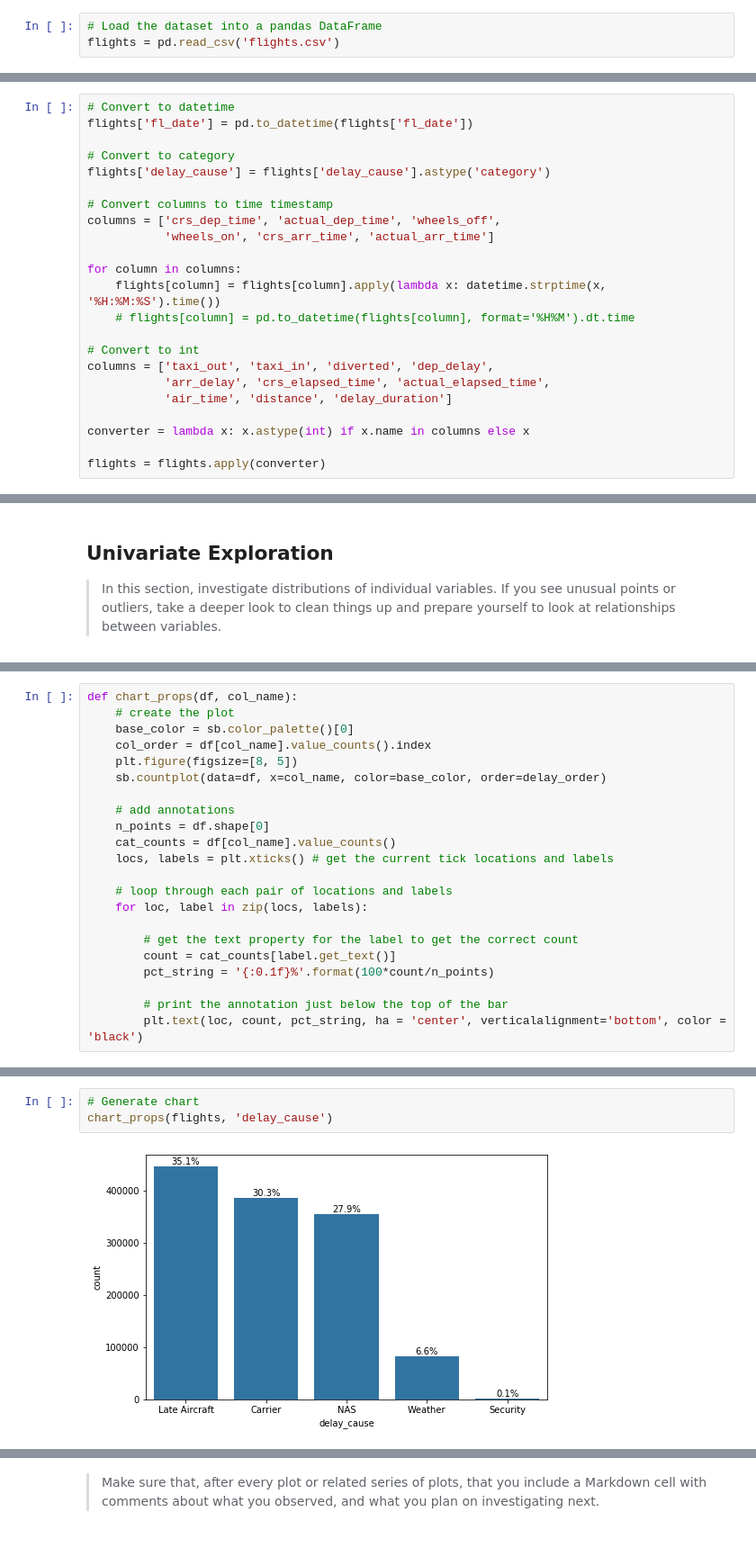
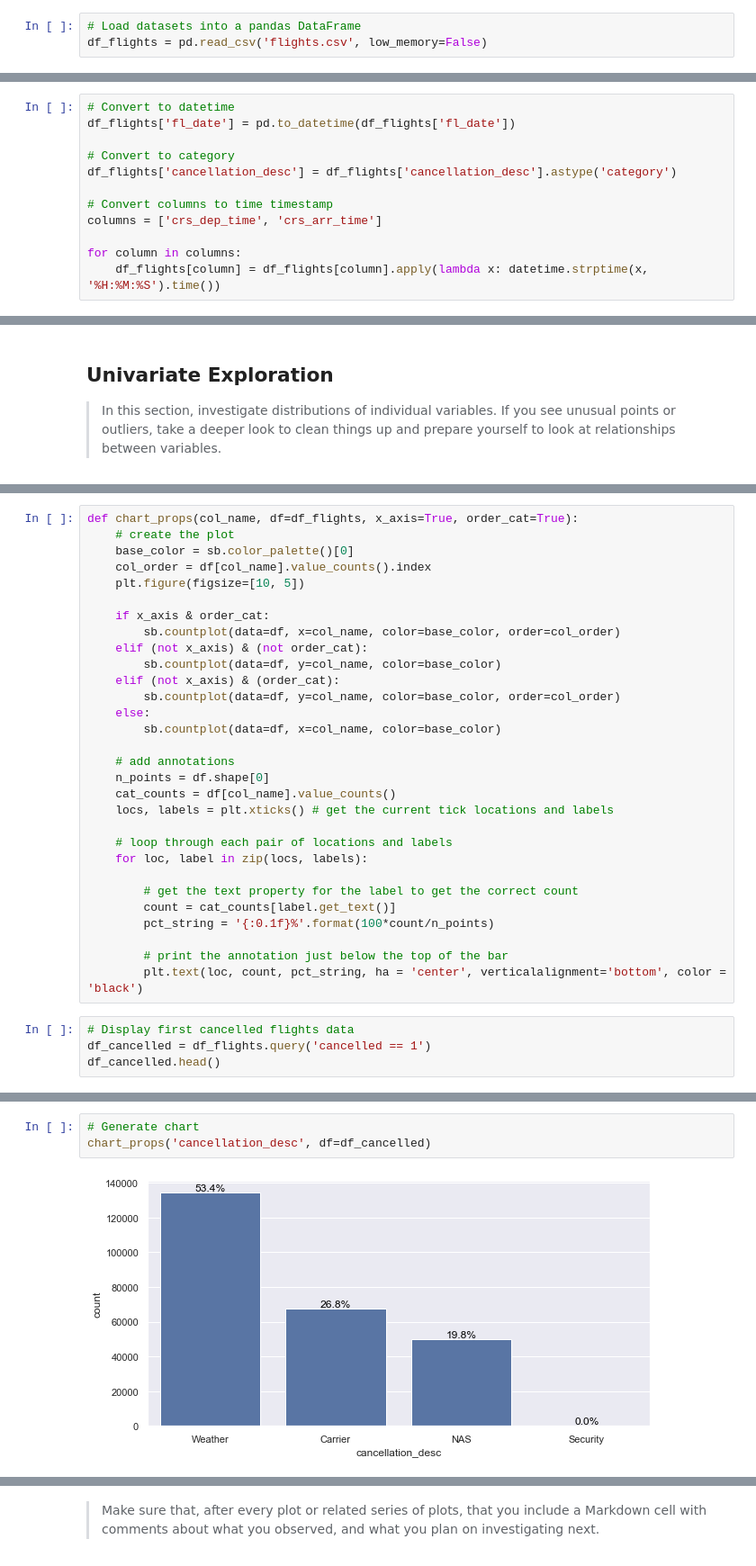
Before and after one commit to thaysmartinez/flights-data-exploration, a Jupyter notebook: exploration_template.ipynb, the cells around one changed output, grey strips where cells are left out. Shown at 90% size. Cells and saved outputs as stored; diff of their text form.

Commit message:
refactor: Add univariate visualizations

```diff
--- a/exploration_template.ipynb
+++ b/exploration_template.ipynb
@@ -17,5 +19,5 @@ from datetime import datetime
 # %%
-# Load the dataset into a pandas DataFrame
-flights = pd.read_csv('flights.csv')
+# Load datasets into a pandas DataFrame
+df_flights = pd.read_csv('flights.csv', low_memory=False)
 # %%
 # High-level overview of data shape and composition
@@ -42,26 +44,15 @@ delay_duration          int64
 dtype: object
 # %%
 # Convert to datetime
-flights['fl_date'] = pd.to_datetime(flights['fl_date'])
+df_flights['fl_date'] = pd.to_datetime(df_flights['fl_date'])
 
 # Convert to category
-flights['delay_cause'] = flights['delay_cause'].astype('category')
+df_flights['cancellation_desc'] = df_flights['cancellation_desc'].astype('category')
 
 # Convert columns to time timestamp
-columns = ['crs_dep_time', 'actual_dep_time', 'wheels_off',
-           'wheels_on', 'crs_arr_time', 'actual_arr_time']
+columns = ['crs_dep_time', 'crs_arr_time']
 
 for column in columns:
-    flights[column] = flights[column].apply(lambda x: datetime.strptime(x, '%H:%M:%S').time())
-    # flights[column] = pd.to_datetime(flights[column], format='%H%M').dt.time
-
-# Convert to int
-columns = ['taxi_out', 'taxi_in', 'diverted', 'dep_delay',
-           'arr_delay', 'crs_elapsed_time', 'actual_elapsed_time',
-           'air_time', 'distance', 'delay_duration']
-
-converter = lambda x: x.astype(int) if x.name in columns else x
-
-flights = flights.apply(converter)
+    df_flights[column] = df_flights[column].apply(lambda x: datetime.strptime(x, '%H:%M:%S').time())
 # %%
 # Display first 5 rows
@@ -160,10 +164,18 @@ and prepare yourself to look at relationships between variables.
 # %%
-def chart_props(df, col_name):
+def chart_props(col_name, df=df_flights, x_axis=True, order_cat=True):
     # create the plot
     base_color = sb.color_palette()[0]
     col_order = df[col_name].value_counts().index
-    plt.figure(figsize=[8, 5])
-    sb.countplot(data=df, x=col_name, color=base_color, order=delay_order)
+    plt.figure(figsize=[10, 5])
+
+    if x_axis & order_cat:
+        sb.countplot(data=df, x=col_name, color=base_color, order=col_order)
+    elif (not x_axis) & (not order_cat):
+        sb.countplot(data=df, y=col_name, color=base_color)
+    elif (not x_axis) & (order_cat):
+        sb.countplot(data=df, y=col_name, color=base_color, order=col_order)
+    else:
+        sb.countplot(data=df, x=col_name, color=base_color)
 
     # add annotations
     n_points = df.shape[0]
@@ -179,3 +191,7 @@ def chart_props(df, col_name):
 
         # print the annotation just below the top of the bar
         plt.text(loc, count, pct_string, ha = 'center', verticalalignment='bottom', color = 'black')
+# %%
+# Display first cancelled flights data
+df_cancelled = df_flights.query('cancelled == 1')
+df_cancelled.head()
@@ -182,5 +206,5 @@ def chart_props(df, col_name):
 # %%
 # Generate chart
-chart_props(flights, 'delay_cause')
+chart_props('cancellation_desc', df=df_cancelled)
 # %% [output]
-[figure, old version]
+[figure, new version]
```
Also changed, not shown: parts of 31 cells of this notebook.
